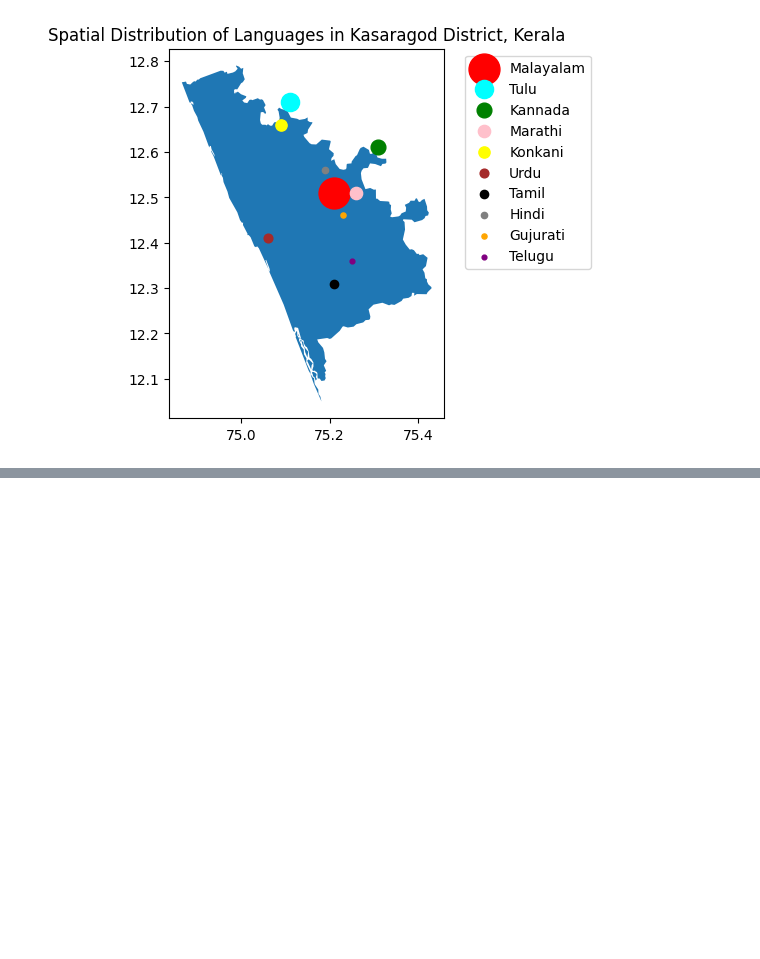
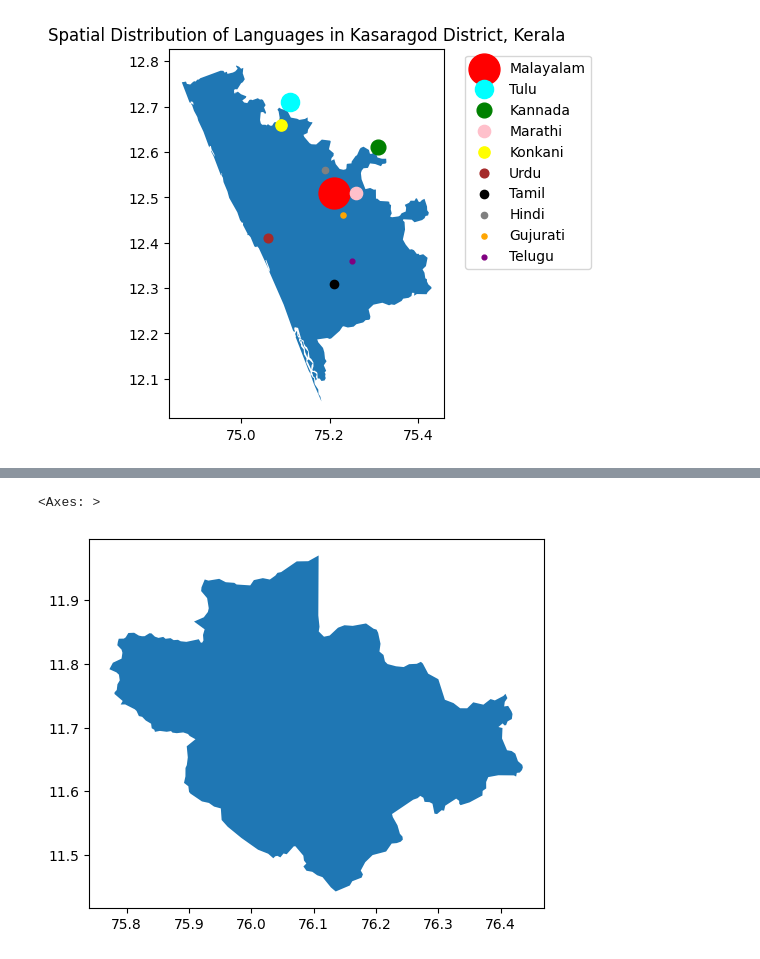
Before and after one commit to squishridyvi/Geographical-Distribution-Mapping-of-Dravidian-Languages-, a Jupyter notebook: Geographical Distribution of Dravidian Languages.ipynb, the cells around one changed output, grey strips where cells are left out. Saved outputs shown, nothing was run; the diff lists cells and outputs as text; code cells hidden in the pictures; blank space fills up the shorter version.

Commit message:
Add files via upload
added more districts to plot

```diff
--- a/Geographical Distribution of Dravidian Languages.ipynb
+++ b/Geographical Distribution of Dravidian Languages.ipynb
@@ -406,3 +406,6 @@ ax.legend(bbox_to_anchor=(1.05, 1))
 [figure]
 # %%
 ### i think using plotly to make the labels more interactive could be useful
+# %%
+Wayanad = districts[(districts["NAME_1"] == "Kerala") & (districts["NAME_2"]=="Wayanad")]
+Wayanad
@@ -408,0 +415,5 @@ ax.legend(bbox_to_anchor=(1.05, 1))
+# %%
+Wayanad.plot()
+# %% [output]
+<Axes: >
+[figure, added]
```
Also changed, not shown: parts of 8 cells of this notebook.
